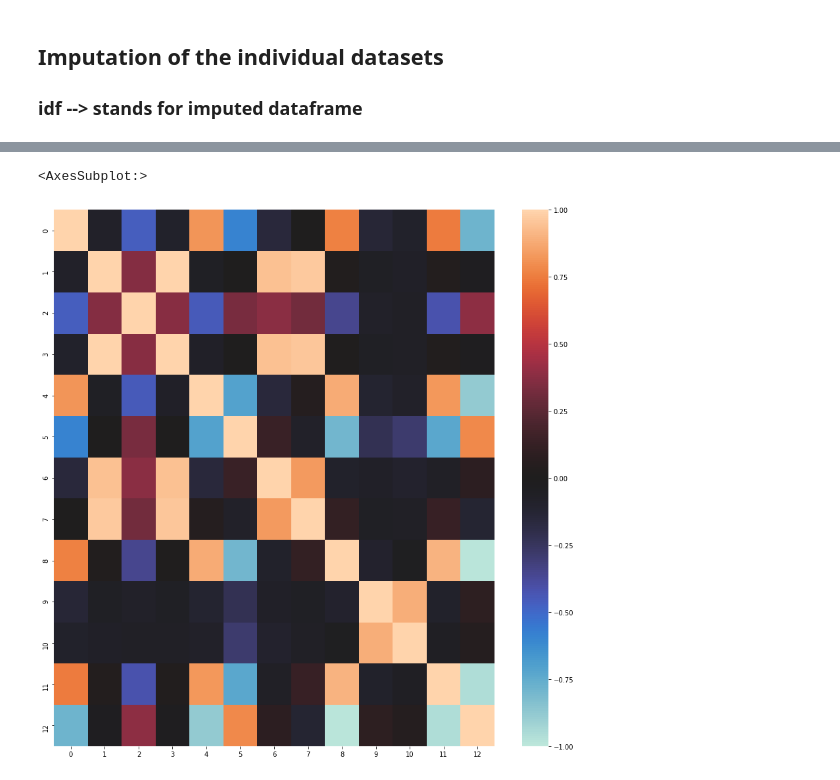
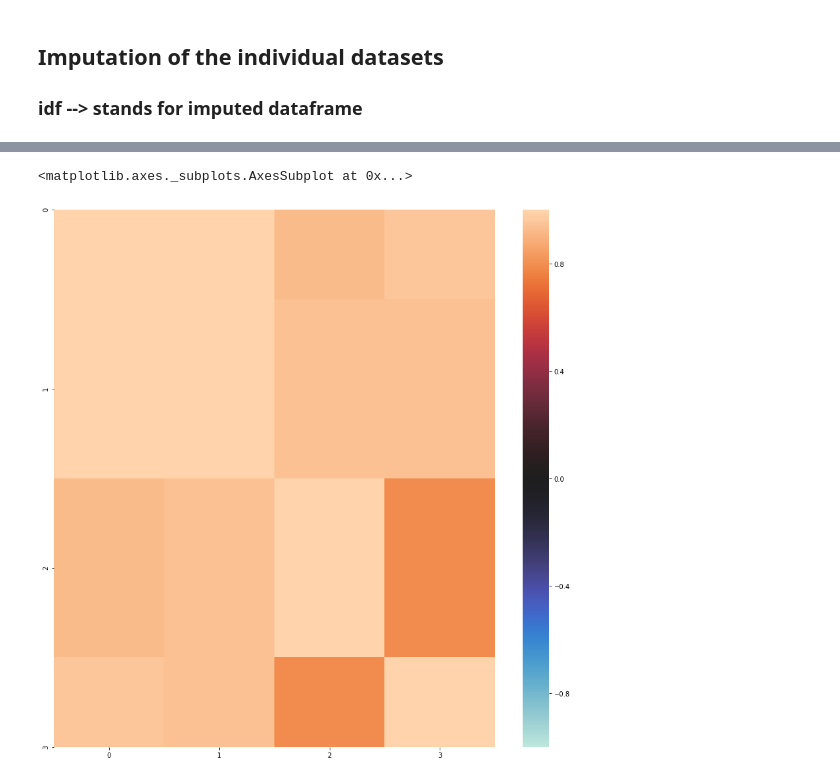
Before and after one commit to MDAIceland/WaterSecurity, a Jupyter notebook: unlabeled_preprocessing/prep_hdro_v2.ipynb, the cells around one changed output, grey strips where cells are left out. Saved outputs shown, nothing was run; the diff lists cells and outputs as text; code cells hidden in the pictures.

```diff
--- a/unlabeled_preprocessing/prep_hdro_v2.ipynb
+++ b/unlabeled_preprocessing/prep_hdro_v2.ipynb
@@ -109,6 +118,7 @@ percentage_columns = []
 money_columns = []
 index_columns = []
 year_columns = []
+millions_columns = []
 rest = []
 
 for column in df_inicator_values.columns.values:
@@ -120,6 +130,8 @@ for column in df_inicator_values.columns.values:
         year_columns.append(column)
     elif 'index' in column.lower():
         index_columns.append(column)
+    elif 'millions' in column.lower():
+        millions_columns.append(column)
     else:
         rest.append(column)
 
@@ -127,9 +139,8 @@ print(percentage_columns,'\n',len(percentage_columns))
 print(money_columns,'\n',len(money_columns))
 print(index_columns,'\n',len(index_columns))
 print(year_columns,'\n',len(year_columns))
+print(millions_columns,'\n',len(millions_columns))
 print(rest,'\n',len(rest))
-
-print(len(percentage_columns)+len(money_columns)+len(index_columns)+len(year_columns)+len(rest))
 # %% [output]
 ['Population with at least some secondary education (% ages 25 and older)', 'Population with at least some secondary education, female (% ages 25 and older)', 'Population with at least some secondary  ...
  29
@@ -149,7 +161,8 @@ split_df1 = df_inicator_values[percentage_columns]
 split_df2 = df_inicator_values[money_columns]
 split_df3 = df_inicator_values[index_columns]
 split_df4 = df_inicator_values[year_columns]
-split_df5 = df_inicator_values[rest]
+split_df5 = df_inicator_values[millions_columns]
+split_df6 = df_inicator_values[rest]
 # %%
 print('- Dataframe 1 -')
 min1, max1 = print_missing_percentages(split_df1)
@@ -289,4 +316,7 @@ sns.heatmap(corr, vmin=-1, vmax=1, center=0, xticklabels=range(size), yticklabel
 # %%
+if max5 < 10:
+    max5 = 10
+
 idf5 = impute_df(split_df5, max_iter= int(max5), verbose=2)
 size = idf5.shape[1]
 corr = idf5.corr()
@@ -313,2 +345,2 @@ sns.heatmap(corr, vmin=-1, vmax=1, center=0, xticklabels=range(size), yticklabel
-<AxesSubplot:>
+<matplotlib.axes._subplots.AxesSubplot at 0x...>
-[figure, old version]
+[figure, new version]
```
Also changed, not shown: parts of 41 cells of this notebook.
